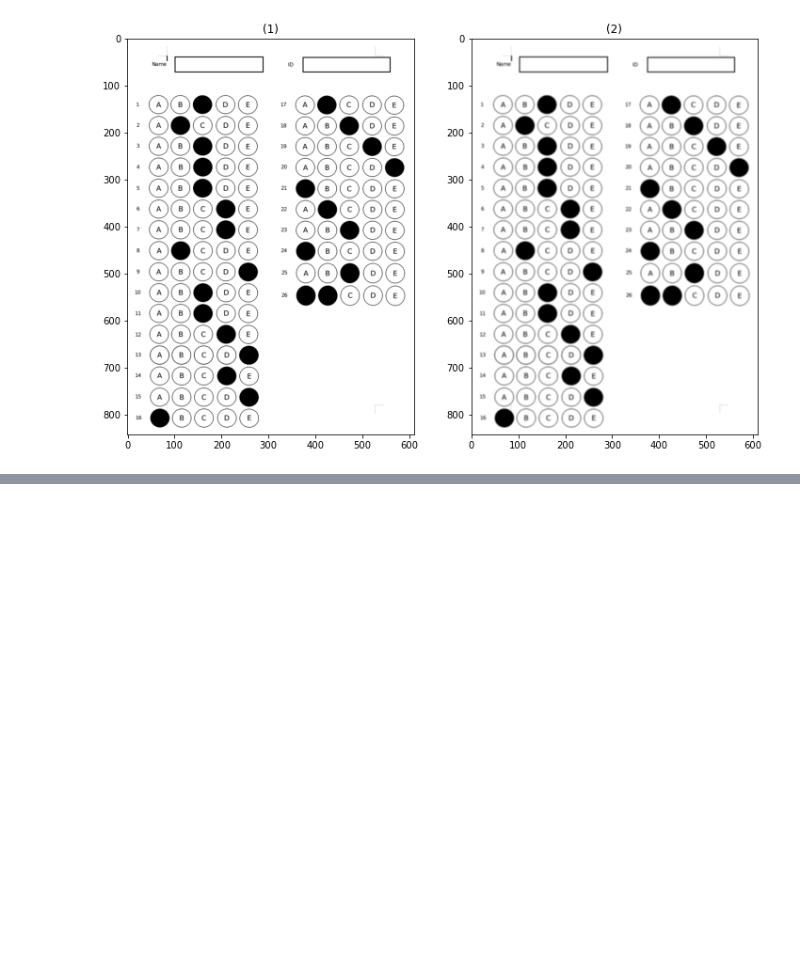
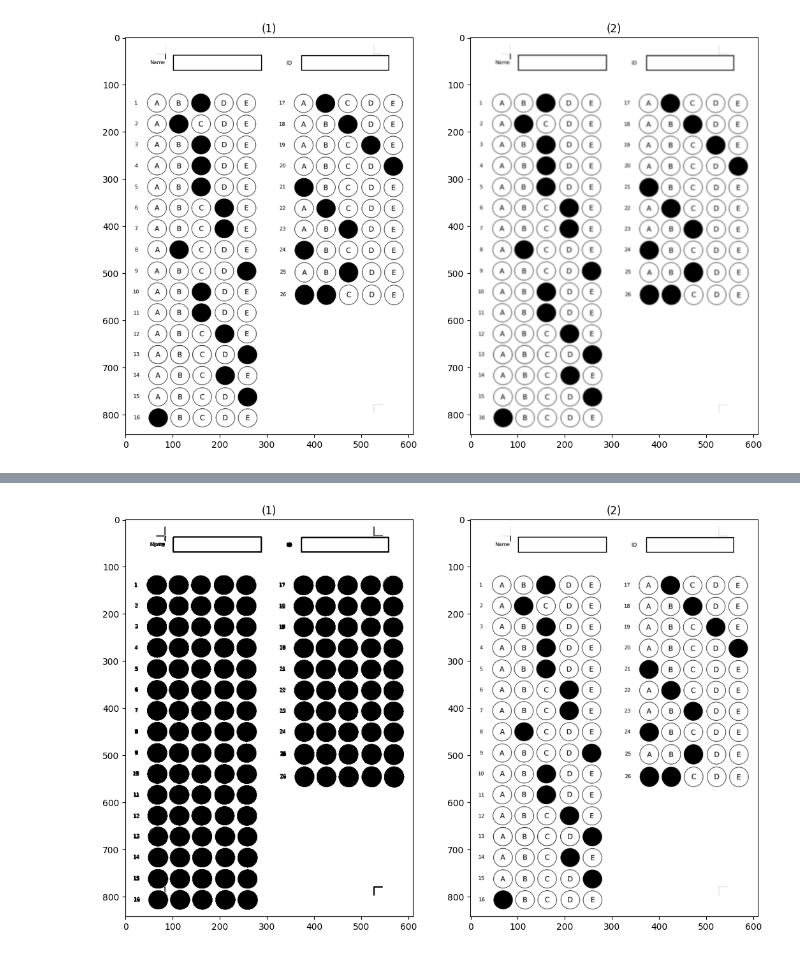
Before and after one commit to ZiadSheriif/Sa7a7LY, a Jupyter notebook: BubbleSheet/BubbleSheet.ipynb, the cells around one changed output, grey strips where cells are left out. Saved outputs shown, nothing was run; the diff lists cells and outputs as text; code cells hidden in the pictures; blank space fills up the shorter version.

```diff
--- a/BubbleSheet/BubbleSheet.ipynb
+++ b/BubbleSheet/BubbleSheet.ipynb
@@ -82,0 +74,16 @@ show_images([erodedImg,cimg])
+# %%
+# Finding Contours
+# Use a copy of the image e.g. edged.copy()
+# since findContours alters the image
+img_cpy = img.copy()
+contours, hierarchy = cv.findContours(cannyEdges,
+    cv.RETR_EXTERNAL, cv.CHAIN_APPROX_NONE)
+# cv.drawContours(img_cpy, contours, -1, (0, 255, 0), 3)
+
+sorted_contours = sorted(contours, key=cv.contourArea)
+# print(sorted_contours)
+for contour in sorted_contours:
+    cv.fillPoly(img_cpy, pts =[contour], color=(0,0,0))
+show_images([img_cpy,img])
+# %% [output]
+[figure, added]
```
Also changed, not shown: parts of 6 cells of this notebook, 1 other file.
